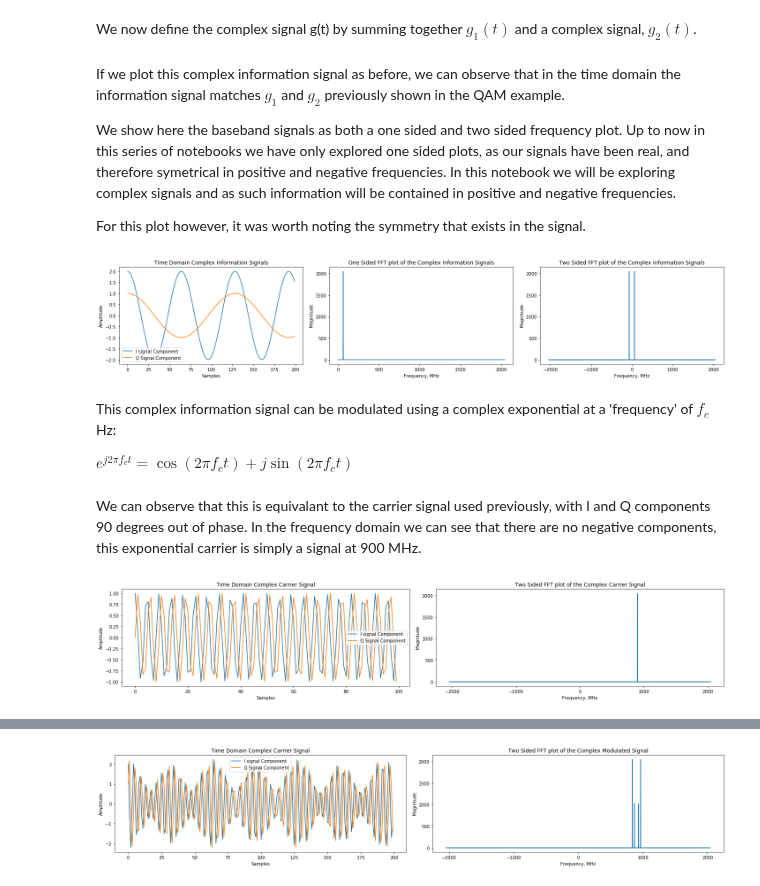
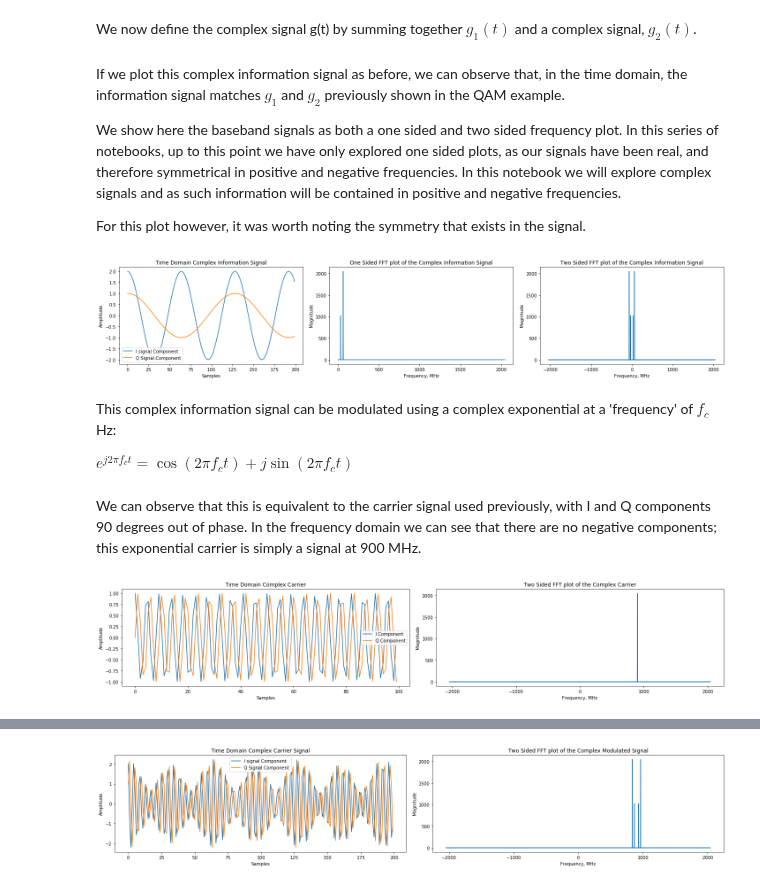
Before and after one commit to strath-sdr/dsp_notebooks, a Jupyter notebook: notebooks/modulation_demodulation/04_complex_QAM.ipynb, the cells around one changed output, grey strips where cells are left out. Saved outputs shown, nothing was run; the diff lists cells and outputs as text; code cells hidden in the pictures.

Commit message:
Updated notebook with feedback

```diff
--- a/notebooks/modulation_demodulation/04_complex_QAM.ipynb
+++ b/notebooks/modulation_demodulation/04_complex_QAM.ipynb
@@ -61,38 +61,38 @@ We now define the complex signal g(t) by summing together $g_{1}(t)$ and a compl
 g_complex = g1 + 1j*(g2)
 # %%
 # Calculate FFT
-g_complex_fft_result = np.fft.fft(g1, N_fft)
+g_complex_fft_result = np.fft.fft(g_complex, N_fft)
 
 # Get the corresponding frequencies, that depend on N_fft and Fs - freq. domain x axis
 freqs = np.fft.fftfreq(N_fft,1/fs)
 # %% [markdown]
-If we plot this complex information signal as before, we can observe that in the time domain the information signal matches $g_{1}$ and $g_{2}$ previously shown in the QAM example.
+If we plot this complex information signal as before, we can observe that, in the time domain, the information signal matches $g_{1}$ and $g_{2}$ previously shown in the QAM example.
 
-We show here the baseband signals as both a one sided and two sided frequency plot. Up to now in this series of notebooks we have only explored one sided plots, as our signals have been real, and therefore symetrical in positive and negative frequencies. In this notebook we will be exploring complex signals and as such information will be contained in positive and negative frequencies.
+We show here the baseband signals as both a one sided and two sided frequency plot. In this series of notebooks, up to this point we have only explored one sided plots, as our signals have been real, and therefore symmetrical in positive and negative frequencies. In this notebook we will explore complex signals and as such information will be contained in positive and negative frequencies.
 
 For this plot however, it was worth noting the symmetry that exists in the signal.
 # %%
 fig, axs = plt.subplots(1,3, figsize=(20,4))
 axs[0].plot(g_complex.real[:200])
 axs[0].plot(g_complex.imag[:200])
-axs[0].set_title('Time Domain Complex Information Signals')
+axs[0].set_title('Time Domain Complex Information Signal')
 axs[0].set_xlabel('Samples')
 axs[0].set_ylabel('Amplitude')
 axs[0].legend(('I signal Component', 'Q Signal Component'))
 
 axs[1].plot(freqs[:int(N_fft/2)]/1e6, np.abs(g_complex_fft_result[:int(N_fft/2)]))
-axs[1].set_title('One Sided FFT plot of the Complex Information Signals')
+axs[1].set_title('One Sided FFT plot of the Complex Information Signal')
 axs[1].set_ylabel('Magnitude')
 axs[1].set_xlabel('Frequency, MHz')
 fig.tight_layout()
 
 axs[2].plot(freqs[:int(N_fft)]/1e6, np.abs(g_complex_fft_result[:int(N_fft)]))
-axs[2].set_title('Two Sided FFT plot of the Complex Information Signals')
+axs[2].set_title('Two Sided FFT plot of the Complex Information Signal')
 axs[2].set_ylabel('Magnitude')
 axs[2].set_xlabel('Frequency, MHz')
 fig.tight_layout()
 # %% [output]
-[figure, old version]
+[figure, new version]
 # %% [markdown]
 This complex information signal can be modulated using a complex exponential at a 'frequency' of $f_{c}$ Hz:
 
@@ -107,22 +107,22 @@ c_complex = np.exp(1j*2*np.pi*fc*t)
 c_complex_fft_result = np.fft.fft(c_complex, N_fft)
 # %% [markdown]
-We can observe that this is equivalant to the carrier signal used previously, with I and Q components 90 degrees out of phase. In the frequency domain we can see that there are no negative components, this exponential carrier is simply a signal at 900 MHz.
+We can observe that this is equivalent to the carrier signal used previously, with I and Q components 90 degrees out of phase. In the frequency domain we can see that there are no negative components; this exponential carrier is simply a signal at 900 MHz.
 # %%
 fig, axs = plt.subplots(1,2, figsize=(20,4))
 axs[0].plot(c_complex.real[:100])
 axs[0].plot(c_complex.imag[:100])
-axs[0].set_title('Time Domain Complex Carrier Signal')
+axs[0].set_title('Time Domain Complex Carrier')
 axs[0].set_xlabel('Samples')
 axs[0].set_ylabel('Amplitude')
-axs[0].legend(('I signal Component', 'Q Signal Component'))
+axs[0].legend(('I Component', 'Q Component'))
 
 axs[1].plot(freqs[:int(N_fft)]/1e6, np.abs(c_complex_fft_result[:int(N_fft)]))
-axs[1].set_title('Two Sided FFT plot of the Complex Carrier Signal')
+axs[1].set_title('Two Sided FFT plot of the Complex Carrier')
 axs[1].set_ylabel('Magnitude')
 axs[1].set_xlabel('Frequency, MHz')
 fig.tight_layout()
 # %% [output]
-[figure, old version]
+[figure, new version]
 # %% [markdown]
 This modulator creates the following signal, achieved by multiplying $g(t)$ with $e^{j 2 \pi f_{c} t}$:
 
```
Also changed, not shown: parts of 22 cells of this notebook.
